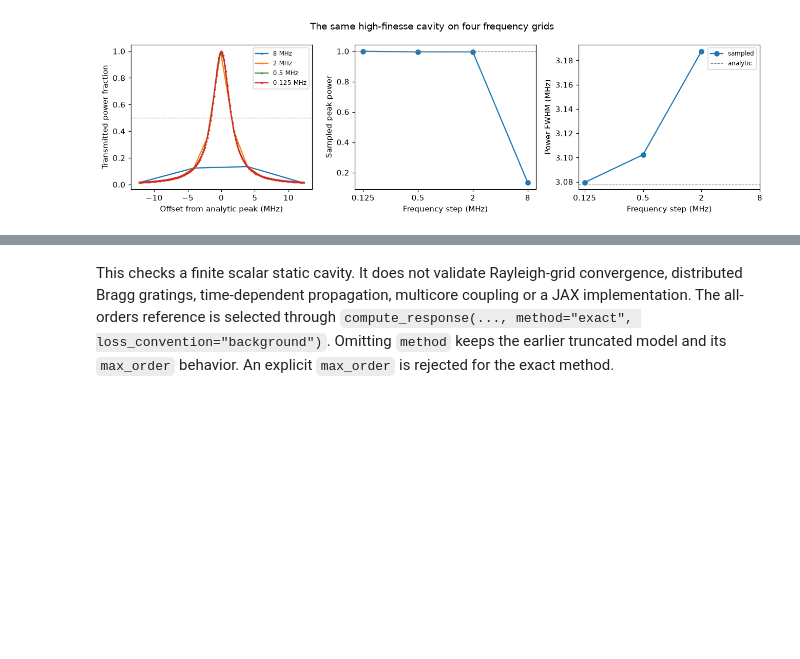
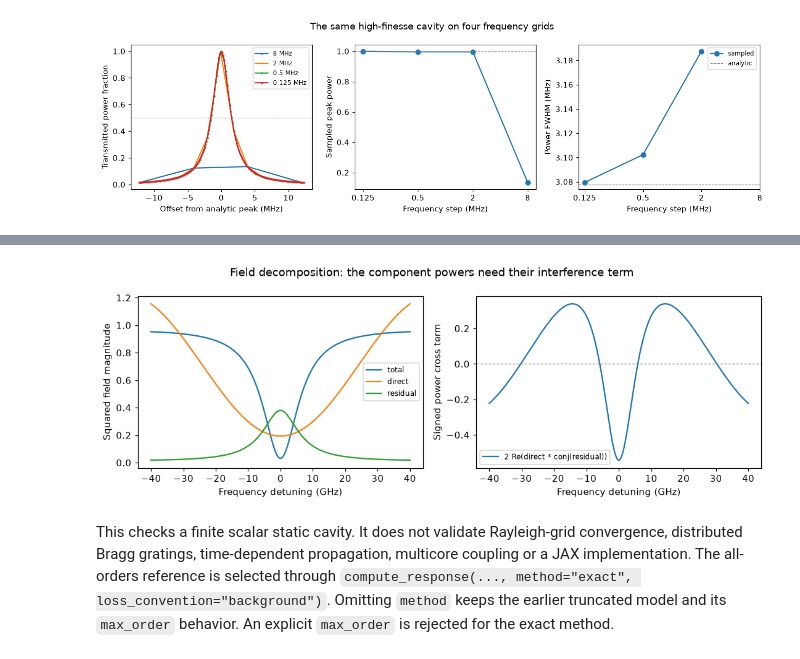
Before and after one commit to ameoli/PyRayleigh, a Jupyter notebook: examples/fabry_perot.ipynb, the cells around one changed output, grey strips where cells are left out. Drawn from its saved outputs; the diff is of its cells as text; code cells hidden in the pictures; blank space fills up the shorter version.

Commit message:
Add optional exact and direct response diagnostics

```diff
--- a/examples/fabry_perot.ipynb
+++ b/examples/fabry_perot.ipynb
@@ -399,3 +471,21 @@ plt.show()
+# %%
+detuning = (diagnostic_frequency-nu0)/1e9
+fig, axes = plt.subplots(1, 2, figsize=(10, 3.6))
+for field, label in ((diagnostic.total.reflection, 'total'),
+                     (diagnostic.direct.reflection, 'direct'),
+                     (diagnostic.residual.reflection, 'residual')):
+    axes[0].plot(detuning, abs(field)**2, label=label)
+axes[0].set(xlabel='Frequency detuning (GHz)', ylabel='Squared field magnitude')
+axes[0].legend(fontsize=8)
+axes[1].plot(detuning, cross_term, label='2 Re(direct * conj(residual))')
+axes[1].axhline(0., color='gray', lw=.8, ls='--')
+axes[1].set(xlabel='Frequency detuning (GHz)', ylabel='Signed power cross term')
+axes[1].legend(fontsize=8)
+fig.suptitle('Field decomposition: the component powers need their interference term')
+fig.tight_layout()
+plt.show()
+# %% [output]
+[figure, added]
 # %% [markdown]
 This checks a finite scalar static cavity. It does not validate Rayleigh-grid
 convergence, distributed Bragg gratings, time-dependent propagation, multicore
```
Also changed, not shown: parts of 2 cells of this notebook, 3 other files.
